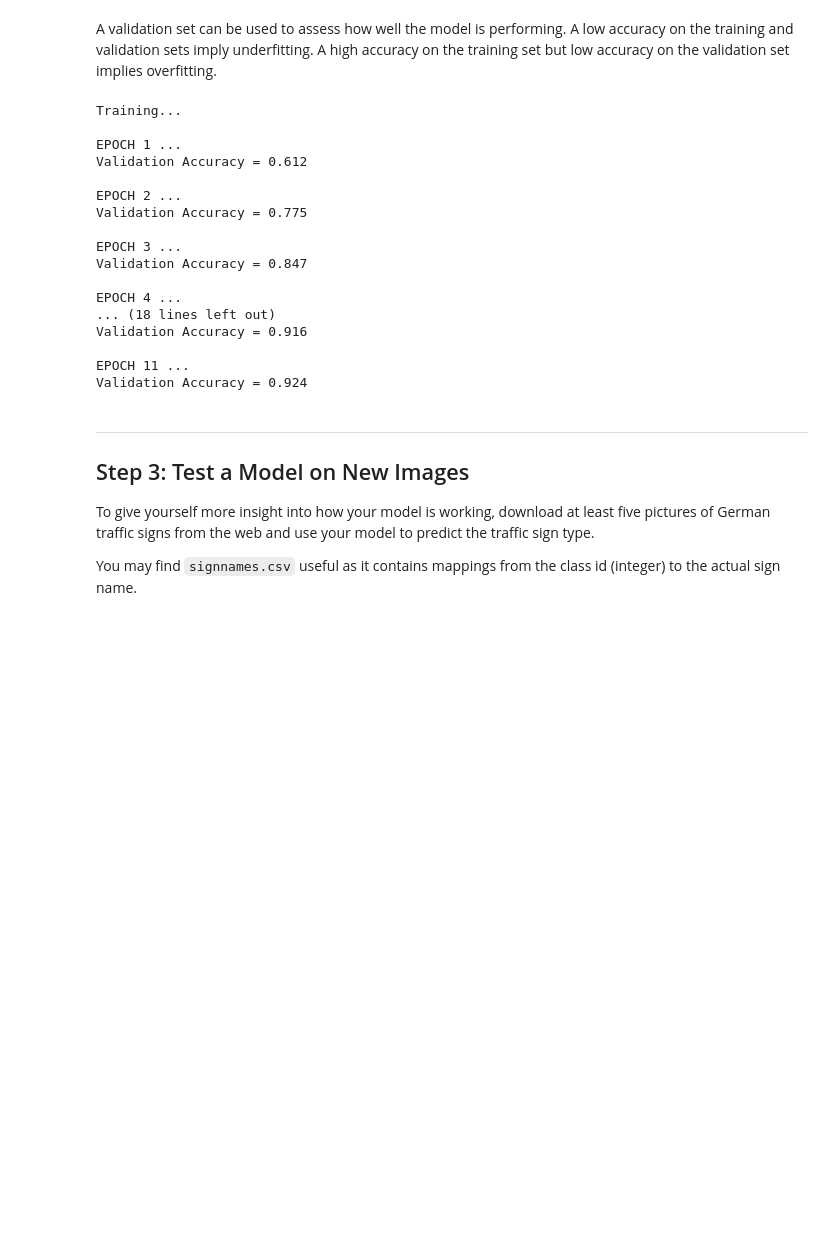
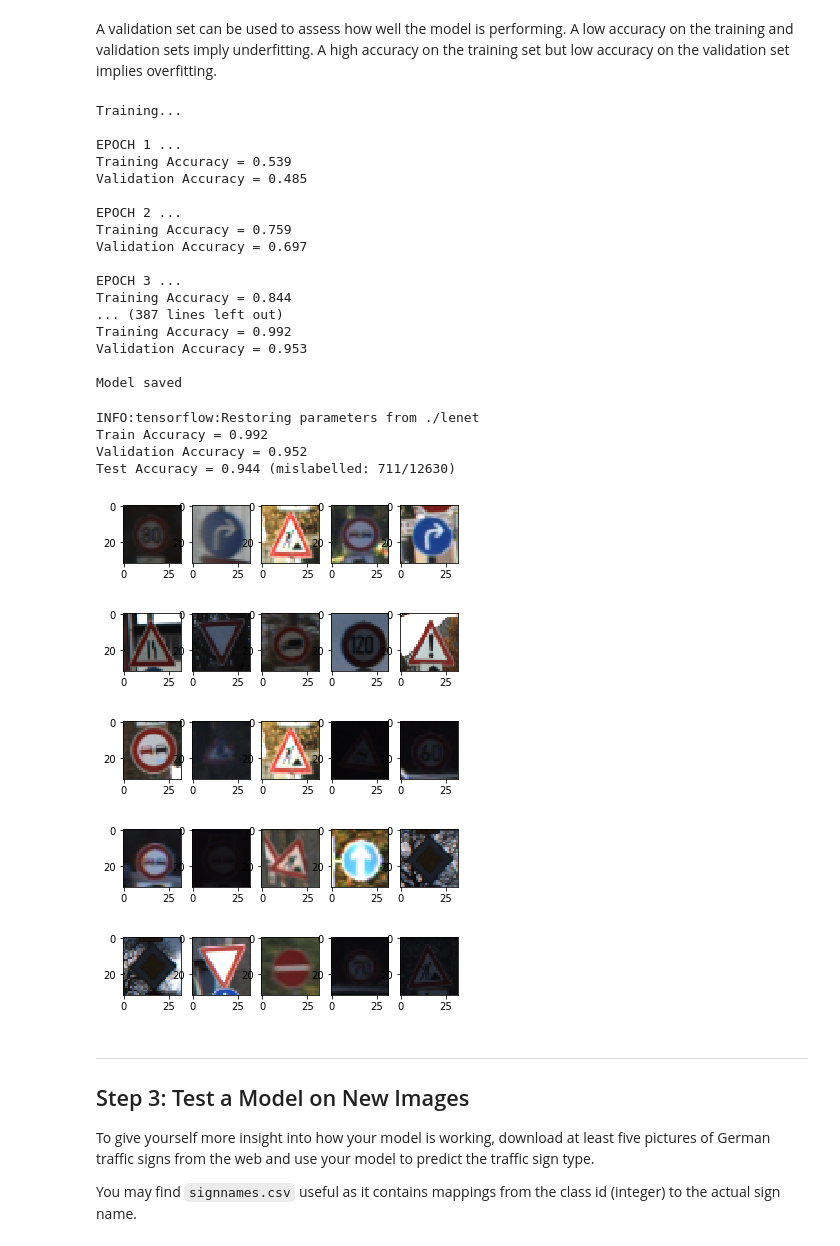
Before and after one commit to settinghead/CarND-Traffic-Sign-Classifier-P2, a Jupyter notebook: Traffic_Sign_Classifier.ipynb, the cells around one changed output. Saved outputs shown, nothing was run; the diff lists cells and outputs as text; code cells hidden in the pictures; blank space fills up the shorter version.

Commit message:
show mislabelled

```diff
--- a/Traffic_Sign_Classifier.ipynb
+++ b/Traffic_Sign_Classifier.ipynb
@@ -271,7 +271,7 @@ def evaluate(X_data, y_data):
         total_accuracy += (accuracy * len(batch_x))
     return total_accuracy / num_examples
 # %%
-EPOCHS = 20
+EPOCHS = 100
 BATCH_SIZE = 128
 # %%
 with tf.Session() as sess:
@@ -289,8 +289,10 @@ with tf.Session() as sess:
             sess.run(training_operation, feed_dict={x: batch_x, y: batch_y})
 
         validation_accuracy = evaluate(X_valid, y_valid)
+        training_accuracy = evaluate(X_train, y_train)
         if(i % 1 == 0):
             print("EPOCH {} ...".format(i+1))
+            print("Training Accuracy = {:.3f}".format(training_accuracy))
             print("Validation Accuracy = {:.3f}".format(validation_accuracy))
             print()
 
@@ -300,33 +302,64 @@ with tf.Session() as sess:
 Training...
 
 EPOCH 1 ...
-Validation Accuracy = 0.612
+Training Accuracy = 0.539
+Validation Accuracy = 0.485
 
 EPOCH 2 ...
-Validation Accuracy = 0.775
+Training Accuracy = 0.759
+Validation Accuracy = 0.697
 
 EPOCH 3 ...
-Validation Accuracy = 0.847
+Training Accuracy = 0.844
+... (387 lines left out)
+Training Accuracy = 0.992
+Validation Accuracy = 0.953
 
-EPOCH 4 ...
-... (18 lines left out)
-Validation Accuracy = 0.916
-
-EPOCH 11 ...
-Validation Accuracy = 0.924
+Model saved
+# %%
+def mislableled(X_data, y_data):
+    sess = tf.get_default_session()
+    mislabelled = []
+    for offset in range(0, num_examples, BATCH_SIZE):
+        batch_x, batch_y = X_data[offset:offset+BATCH_SIZE], y_data[offset:offset+BATCH_SIZE]
+        preds = sess.run(prediction, feed_dict={x: batch_x, y: batch_y})
+        mislabelled_batch = [i for i, pred in enumerate(preds) if pred != batch_y[i]]
+        mislabelled = mislabelled + mislabelled_batch
+    return mislabelled
+# %%
+def show_some(images, labels):
+    sample_ids = random.sample(range(len(images)), 25)
+    chosen = images[sample_ids]
+    for k in range(0, len(chosen), 5):
+        fig = plt.figure()
+        for i in range(5):
+            fig.add_subplot(1, 5, i + 1)
+            plt.imshow(chosen[k+i])
 # %%
 with tf.Session() as sess:
     saver.restore(sess, tf.train.latest_checkpoint('.'))
 
     train_accuracy = evaluate(X_train, y_train)
     print("Train Accuracy = {:.3f}".format(train_accuracy))
 
     valid_accuracy = evaluate(X_valid, y_valid)
     print("Validation Accuracy = {:.3f}".format(valid_accuracy))
 
-
-    test_accuracy = evaluate(X_test, y_test)
-    print("Test Accuracy = {:.3f}".format(test_accuracy))
+    test_mislabelled = mislableled(X_test, y_test)
+    test_accuracy = 1 - len(test_mislabelled) / len(X_test)
+    print("Test Accuracy = {:.3f} (mislabelled: {:d}/{:d})".format(
+        test_accuracy, len(test_mislabelled), len(X_test)))
+    show_some(_X_test[test_mislabelled], y_test[test_mislabelled])
+# %% [output]
+INFO:tensorflow:Restoring parameters from ./lenet
+Train Accuracy = 0.992
+Validation Accuracy = 0.952
+Test Accuracy = 0.944 (mislabelled: 711/12630)
+[figure, added]
+[figure, added]
+[figure, added]
+[figure, added]
+[figure, added]
 # %% [markdown]
 ---
 
```
Also changed, not shown: parts of 4 cells of this notebook.
